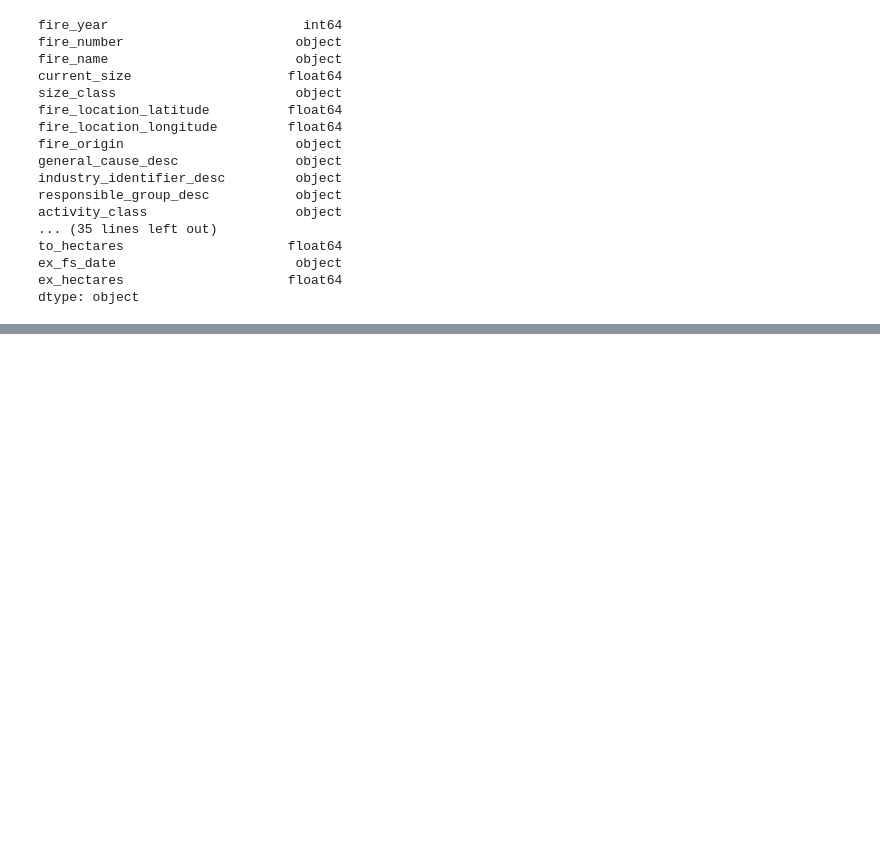
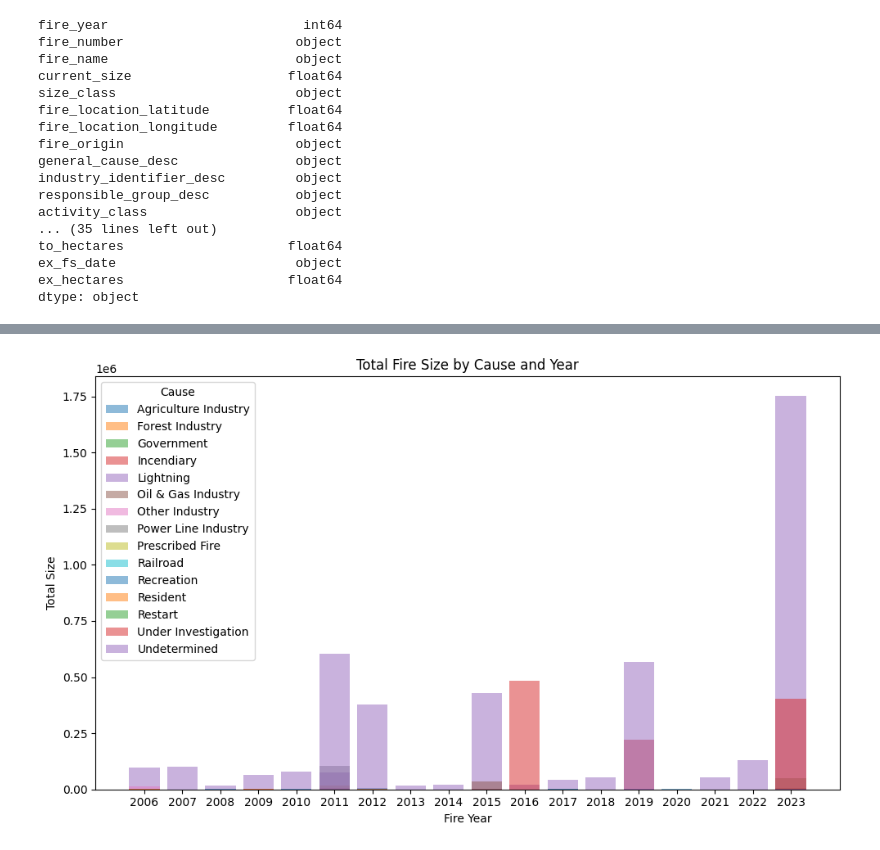
Before and after one commit to galsaidi/Data695, a Jupyter notebook: project.ipynb, the cells around one changed output, grey strips where cells are left out. Cells and saved outputs as stored; diff of their text form; code cells hidden in the pictures; blank space fills up the shorter version.

```diff
--- a/project.ipynb
+++ b/project.ipynb
@@ -59,0 +226,23 @@ dtype: object
+# %%
+grouped_data = data.groupby(['general_cause_desc', 'fire_year'])['current_size'].sum().reset_index()
+
+plt.figure(figsize=(10, 6))
+# Iterate over unique general_cause_desc values for separate bars
+for i, cause in enumerate(grouped_data['general_cause_desc'].unique()):
+    plt.bar(
+        grouped_data[grouped_data['general_cause_desc'] == cause]['fire_year'],
+        grouped_data[grouped_data['general_cause_desc'] == cause]['current_size'],
+        label=cause,
+        alpha=0.5
+    )
+
+plt.xlabel('Fire Year')
+plt.ylabel('Total Size')
+plt.title('Total Fire Size by Cause and Year')
+plt.xticks(grouped_data['fire_year'].unique())
+plt.legend(title='Cause')
+
+plt.tight_layout()
+plt.show()
+# %% [output]
+[figure, added]
```
Also changed, not shown: parts of 11 cells of this notebook.
